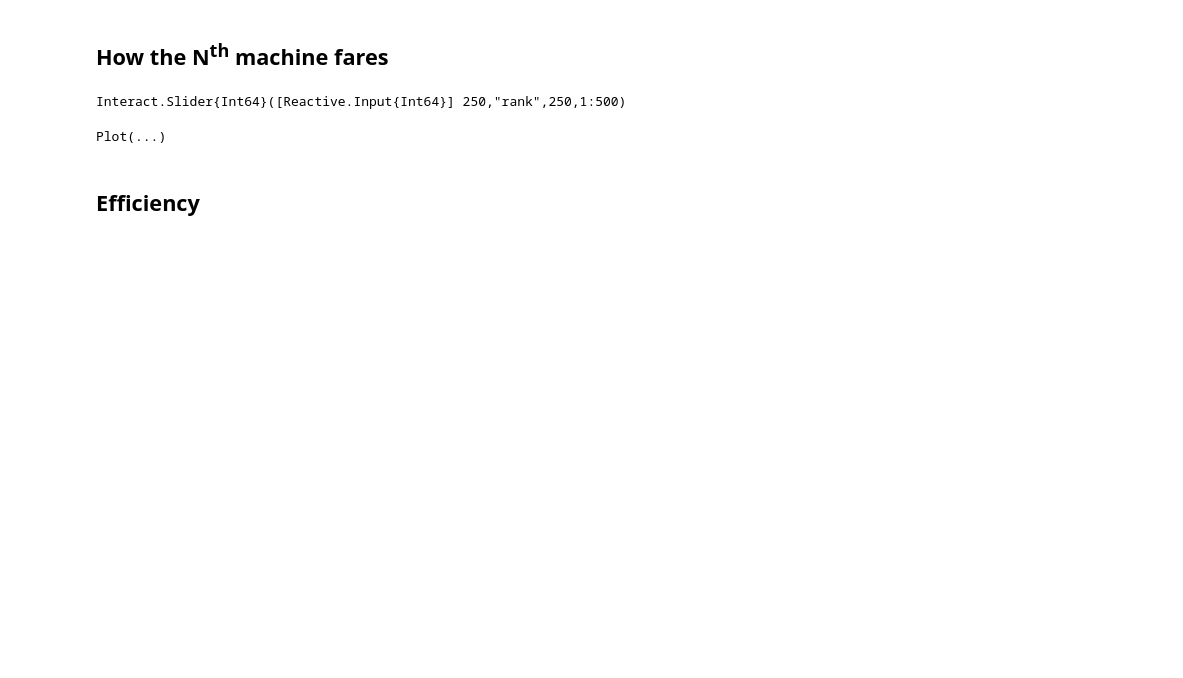
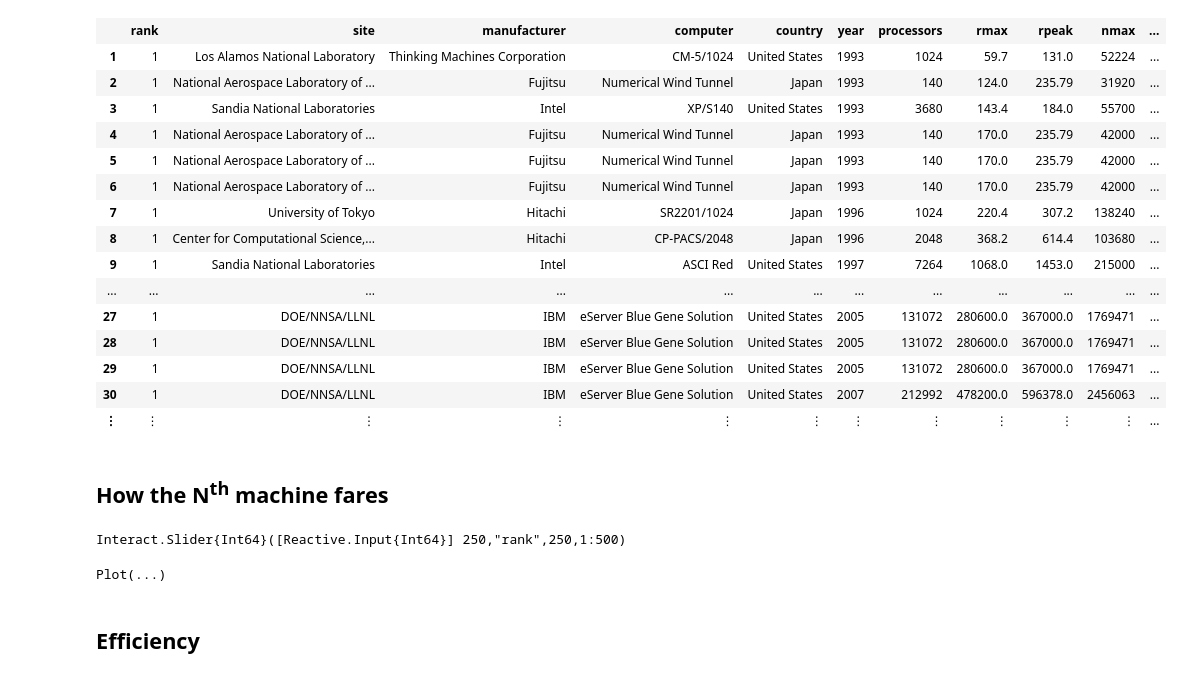
Before and after one commit to alanedelman/18.337_2015, a Jupyter notebook: Lecture13_1021/shashi/Top 500 (1993-2015) (1).ipynb, the cells around one changed output. Drawn from its saved outputs; the diff is of its cells as text; code cells hidden in the pictures; blank space fills up the shorter version.

```diff
--- a/Lecture13_1021/shashi/Top 500 (1993-2015) (1).ipynb
+++ b/Lecture13_1021/shashi/Top 500 (1993-2015) (1).ipynb
@@ -72,0 +49,19 @@ while loading In[10], in expression starting on line 3
+# %%
+nth(1)
+# %% [output]
+|  | rank | site | manufacturer | computer | country | year | processors | rmax | rpeak | nmax | ... |
+| 1 | 1 | Los Alamos National Laboratory | Thinking Machines Corporation | CM-5/1024 | United States | 1993 | 1024 | 59.7 | 131.0 | 52224 | ... |
+| 2 | 1 | National Aerospace Laboratory of ... | Fujitsu | Numerical Wind Tunnel | Japan | 1993 | 140 | 124.0 | 235.79 | 31920 | ... |
+| 3 | 1 | Sandia National Laboratories | Intel | XP/S140 | United States | 1993 | 3680 | 143.4 | 184.0 | 55700 | ... |
+| 4 | 1 | National Aerospace Laboratory of ... | Fujitsu | Numerical Wind Tunnel | Japan | 1993 | 140 | 170.0 | 235.79 | 42000 | ... |
+| 5 | 1 | National Aerospace Laboratory of ... | Fujitsu | Numerical Wind Tunnel | Japan | 1993 | 140 | 170.0 | 235.79 | 42000 | ... |
+| 6 | 1 | National Aerospace Laboratory of ... | Fujitsu | Numerical Wind Tunnel | Japan | 1993 | 140 | 170.0 | 235.79 | 42000 | ... |
+| 7 | 1 | University of Tokyo | Hitachi | SR2201/1024 | Japan | 1996 | 1024 | 220.4 | 307.2 | 138240 | ... |
+| 8 | 1 | Center for Computational Science,... | Hitachi | CP-PACS/2048 | Japan | 1996 | 2048 | 368.2 | 614.4 | 103680 | ... |
+| 9 | 1 | Sandia National Laboratories | Intel | ASCI Red | United States | 1997 | 7264 | 1068.0 | 1453.0 | 215000 | ... |
+| ... | ... | ... | ... | ... | ... | ... | ... | ... | ... | ... | ... |
+| 27 | 1 | DOE/NNSA/LLNL | IBM | eServer Blue Gene Solution | United States | 2005 | 131072 | 280600.0 | 367000.0 | 1769471 | ... |
+| 28 | 1 | DOE/NNSA/LLNL | IBM | eServer Blue Gene Solution | United States | 2005 | 131072 | 280600.0 | 367000.0 | 1769471 | ... |
+| 29 | 1 | DOE/NNSA/LLNL | IBM | eServer Blue Gene Solution | United States | 2005 | 131072 | 280600.0 | 367000.0 | 1769471 | ... |
+| 30 | 1 | DOE/NNSA/LLNL | IBM | eServer Blue Gene Solution | United States | 2007 | 212992 | 478200.0 | 596378.0 | 2456063 | ... |
+| ⋮ | ⋮ | ⋮ | ⋮ | ⋮ | ⋮ | ⋮ | ⋮ | ⋮ | ⋮ | ⋮ | ... |
```
Also changed, not shown: parts of 7 cells of this notebook, 5 other files.
